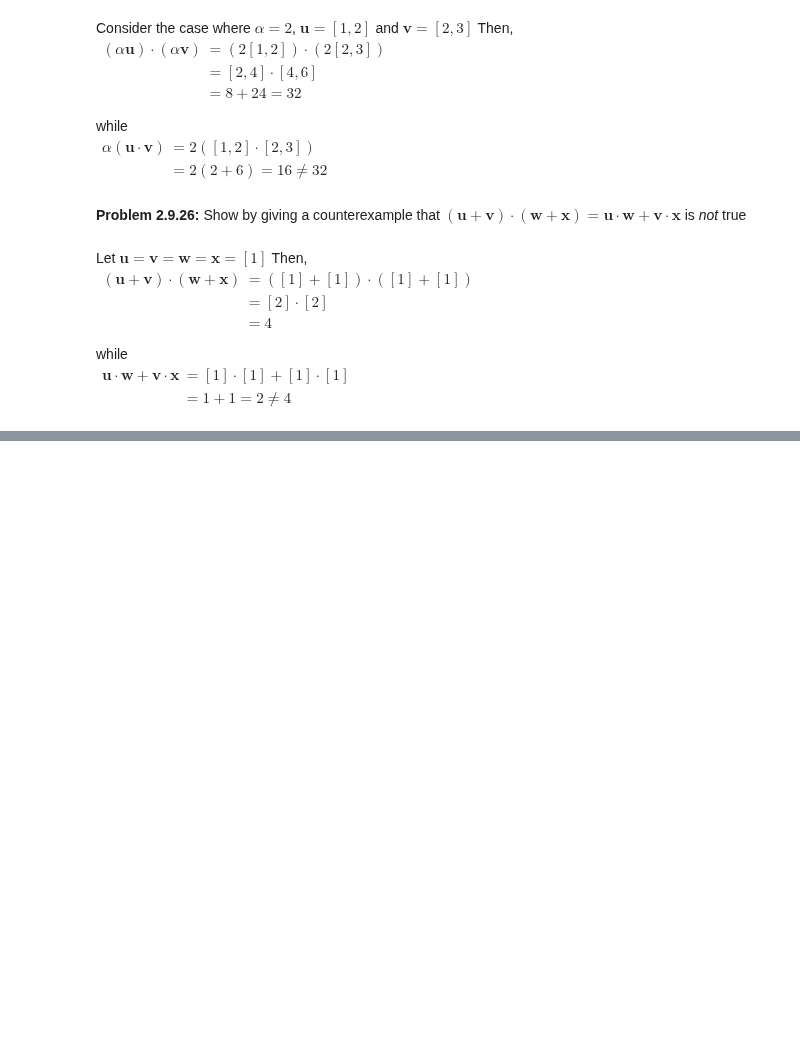
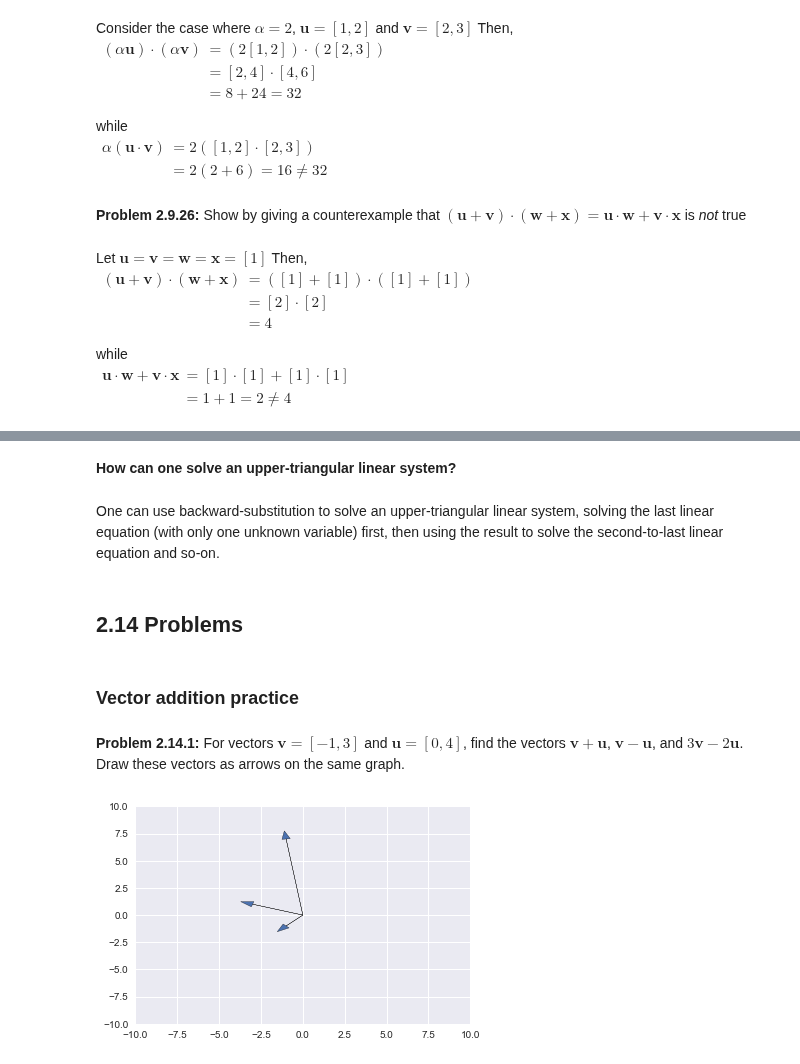
Before and after one commit to khiner/notebooks, a Jupyter notebook: coding_the_matrix/chapter_2/chapter_2.ipynb, the cells around one changed output, grey strips where cells are left out. Drawn from its saved outputs; the diff is of its cells as text; code cells hidden in the pictures; blank space fills up the shorter version.

```diff
--- a/coding_the_matrix/chapter_2/chapter_2.ipynb
+++ b/coding_the_matrix/chapter_2/chapter_2.ipynb
@@ -314,0 +348,3 @@ $
+# %%
+v = Vec({1, 2, 3}, {1: 1, 2: 2, 3: 3})
+v
@@ -314,0 +682,26 @@ $
+# %% [markdown]
+**How can one solve an upper-triangular linear system?**
+# %% [markdown]
+One can use backward-substitution to solve an upper-triangular linear system, solving the last linear equation (with only one unknown variable) first, then using the result to solve the second-to-last linear equation and so-on.
+# %% [markdown]
+## 2.14 Problems
+# %% [markdown]
+### Vector addition practice
+# %% [markdown]
+**Problem 2.14.1:** For vectors $\boldsymbol{v} = [-1, 3]$ and $\boldsymbol{u} = [0, 4]$, find the vectors $\boldsymbol{v} + \boldsymbol{u}$, $\boldsymbol{v} - \boldsymbol{u}$, and $3\boldsymbol{v} - 2\boldsymbol{u}$. Draw these vectors as arrows on the same graph.
+# %%
+def plot_arrows_2d(vec_2ds, **args):
+    for vec_2d in vec_2ds:
+        plt.arrow(0, 0, vec_2d[0], vec_2d[1], head_width = 0.5, **args)
+    plt.xlim(-10, 10)
+    plt.ylim(-10, 10)
+    plt.show()
+
+def svm2(s, v):
+    return [s * v_i for v_i in v]
+
+v = [-1, 3]
+u = [0, 4]
+plot_arrows_2d([add2(v, u), add2(v, svm2(-1, u)), add2(svm2(3, v), svm2(-2, u))])
+# %% [output]
+[figure, added]
```
Also changed, not shown: parts of 126 cells of this notebook, 10 other files.
